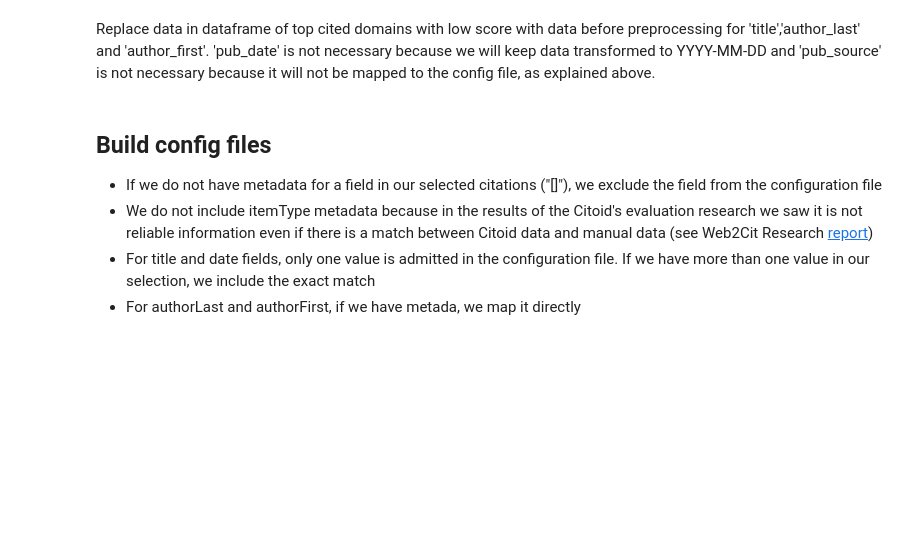
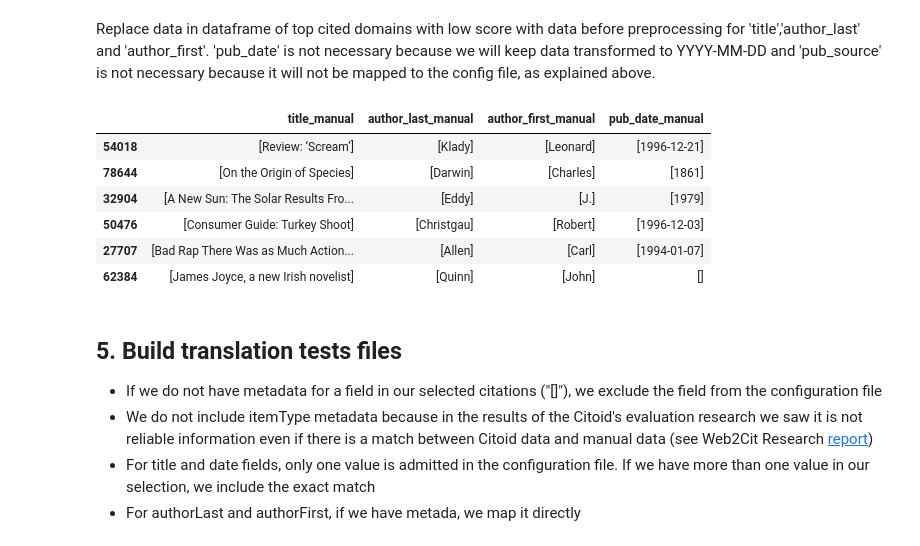
Before and after one commit to hdlabconicet/Web2Cit-research, a Jupyter notebook: create-translation-tests.ipynb, the cells around one changed output. Cells and saved outputs as stored; diff of their text form; code cells hidden in the pictures; blank space fills up the shorter version.

```diff
--- a/create-config-files.ipynb
+++ b/create-translation-tests.ipynb
@@ -211,8 +294,4 @@ To be elegible for generating a configuration file, a citation must:
 # %%
 ## filter by required metadata
-required_fields = ['author_first_manual', 'author_last_manual', 'title_manual', 'pub_date_manual']
-mask = (citoid_eval[required_fields].applymap(len) > 0).sum(axis=1) > 2
+mask = (citoid_eval[manual_metadata].applymap(len) > 0).sum(axis=1) > 2
 citations4conf = citoid_eval[mask]
-# %%
-score_threshold = 3 # max score is 6
-citations4conf = citations4conf[citations4conf["domain_score"] < score_threshold]
@@ -220,5 +302,9 @@ citations4conf = citations4conf[citations4conf["domain_score"] < score_threshold
 ## filter by domain frequency
 popularity_threshold = 100
 citations4conf = citations4conf[citations4conf["domain_counts"] > popularity_threshold]
+# %%
+## filter by domain score
+score_threshold = 3 # max score is 6
+citations4conf = citations4conf[citations4conf["domain_score"] <= score_threshold]
 # %%
 print(f"We have {len(citations4conf)} citations left")
@@ -269,12 +387,19 @@ cols = ['title','author_last', 'author_first'] ## do not overwrite pub_date!
 for col in cols:
     citations4conf[f"{col}_manual"] = manual_before_preproc.loc[ citations4conf["url"], col ].values
 # %%
-citations4conf[['source_type_citoid','source_type_manual','title_manual','author_first_manual','author_last_manual', 'pub_date_manual']].sample(6)
-#citations4conf[['source_type_citoid','source_type_manual','title_manual','author_first_manual','author_last_manual', 'pub_date_manual']].iloc[80:90]
+citations4conf[manual_metadata].sample(6)
+# %% [output]
+|  | title_manual | author_last_manual | author_first_manual | pub_date_manual |
+| 54018 | [Review: ‘Scream’] | [Klady] | [Leonard] | [1996-12-21] |
+| 78644 | [On the Origin of Species] | [Darwin] | [Charles] | [1861] |
+| 32904 | [A New Sun: The Solar Results Fro... | [Eddy] | [J.] | [1979] |
+| 50476 | [Consumer Guide: Turkey Shoot] | [Christgau] | [Robert] | [1996-12-03] |
+| 27707 | [Bad Rap There Was as Much Action... | [Allen] | [Carl] | [1994-01-07] |
+| 62384 | [James Joyce, a new Irish novelist] | [Quinn] | [John] | [] |
 # %%
 citations4conf.to_csv("data/citations_for_config_files.csv", index=False)
 # %% [markdown]
-## Build config files
+## 5. Build translation tests files
 
 * If we do not have metadata for a field in our selected citations ("[]"), we exclude the field from the configuration file
 * We do not include itemType metadata because in the results of the Citoid's evaluation research we saw it is not reliable information even if there is a match between Citoid data and manual data (see Web2Cit Research [report](https://meta.wikimedia.org/wiki/Web2Cit/Research/report))
```
Also changed, not shown: parts of 40 cells of this notebook.
